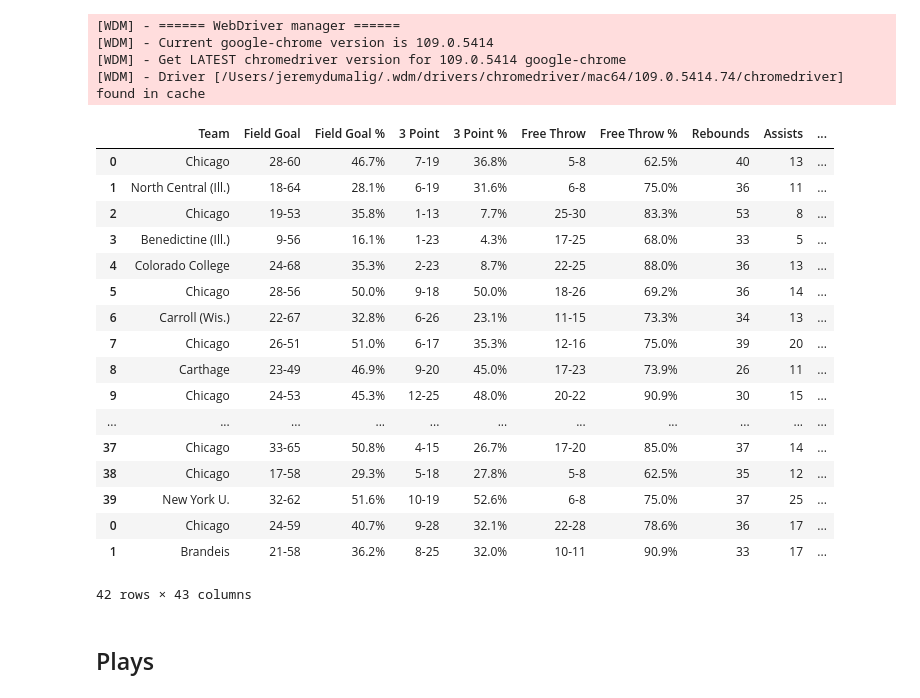
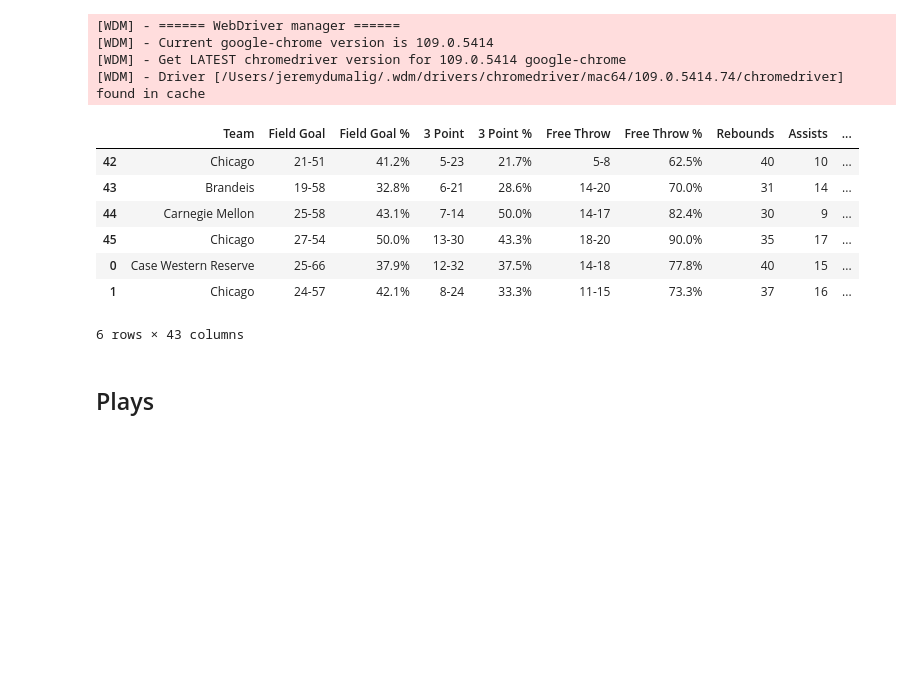
Before and after one commit to jeremydumalig/Chicago-Analytics, a Jupyter notebook: UAA Game Scraper (Reports).ipynb, the cells around one changed output. Drawn from its saved outputs; the diff is of its cells as text; code cells hidden in the pictures; blank space fills up the shorter version.

```diff
--- a/UAA Game Scraper (Reports).ipynb
+++ b/UAA Game Scraper (Reports).ipynb
@@ -229,6 +241,18 @@ def uaa_pbp(d, url, chicago, opponent):
         game = pd.DataFrame(first_half + second_half + third_quarter + fourth_quarter,
                             columns = ['Date', 'Chicago', 'Opponent', 'Half', 'Time', 'Score',
                                        'Team', 'Action', 'Substitution', 'Player'])
+    elif len(half) == 5:
+        third = half[2].find_all('tr', {'class' : 'row'})
+        fourth = half[3].find_all('tr', {'class' : 'row'})
+        ot = half[4].find_all('tr', {'class' : 'row'})
+
+        third_quarter = [[date, chicago, opponent] + clean_row(r, chicago, 3) for r in third]
+        fourth_quarter = [[date, chicago, opponent] + clean_row(r, chicago, 4) for r in fourth]
+        overtime = [[date, chicago, opponent] + clean_row(r, chicago, 5) for r in ot]
+
+        game = pd.DataFrame(first_half + second_half + third_quarter + fourth_quarter + overtime,
+                            columns = ['Date', 'Chicago', 'Opponent', 'Half', 'Time', 'Score',
+                                       'Team', 'Action', 'Substitution', 'Player'])
     else:
         game = pd.DataFrame(first_half + second_half,
                             columns = ['Date', 'Chicago', 'Opponent', 'Half', 'Time', 'Score',
@@ -383,8 +407,9 @@ def time_to_seconds(time):
 # %% [markdown]
 ## Overview
 # %%
-away_or_home = "Away"
-url = "https://athletics.uchicago.edu/sports/wbkb/2022-23/boxscores/20230212_kr26.xml?view=plays"
+away_or_home = "Home"
+women = False
+url = "https://athletics.uchicago.edu/sports/mbkb/2022-23/boxscores/20230219_80ay.xml?view=plays"
 
 df = single_scraper(url)
 # %% [output]
@@ -393,55 +418,45 @@ df = single_scraper(url)
 [WDM] - Get LATEST chromedriver version for 109.0.5414 google-chrome
 [WDM] - Driver [/Users/jeremydumalig/.wdm/drivers/chromedriver/mac64/109.0.5414.74/chromedriver] found in cache
 # %%
-season = pd.read_csv("w_season_overview23.csv").iloc[:, 1:]
+season = pd.read_csv("season_overview23.csv").iloc[:, 1:]
 
 season = pd.concat([season, df[1]])
 # season = season[(season.index < 24)]
 
 season['AST'] = season['Assists']
 season['REB'] = season['Rebounds']
 season['TOV'] = season['Turnovers']
 season['PTS OFF TOV'] = season['Points off Turnovers']
 season['2ND CHANCE'] = season['2nd Chance Points']
 if 'Points in the Paint' in season.columns:
     season['PAINT'] = season['Points in the Paint']
 if 'Fastbreak Points' in season.columns:
     season['FASTBREAK'] = season['Fastbreak Points']
 season['BENCH'] = season['Bench Points']
 
 season['FGM'] = season['Field Goal'].map(lambda s : int( s.split("-")[0] ))
 season['FGA'] = season['Field Goal'].map(lambda s : int( s.split("-")[1] ))
 season['3PM'] = season['3 Point'].map(lambda s : int( s.split("-")[0] ))
 season['3PA'] = season['3 Point'].map(lambda s : int( s.split("-")[1] ))
 season['FTM'] = season['Free Throw'].map(lambda s : int( s.split("-")[0] ))
 season['FTA'] = season['Free Throw'].map(lambda s : int( s.split("-")[1] ))
 
 season['FG%'] = 100 * round(season['FGM'] / season['FGA'], 3)
 season['3P%'] = 100 * round(season['3PM'] / season['3PA'], 3)
 season['FT%'] = 100 * round(season['FTM'] / season['FTA'], 3)
 
 season['Chicago'] = (season.Team == "Chicago")
 
 season = season[season.columns.drop(list(season.filter(regex='Unnamed')))]
 
-season
+season.tail(6)
 # %% [output]
 |  | Team | Field Goal | Field Goal % | 3 Point | 3 Point % | Free Throw | Free Throw % | Rebounds | Assists | ... |
-| 0 | Chicago | 28-60 | 46.7% | 7-19 | 36.8% | 5-8 | 62.5% | 40 | 13 | ... |
-| 1 | North Central (Ill.) | 18-64 | 28.1% | 6-19 | 31.6% | 6-8 | 75.0% | 36 | 11 | ... |
-| 2 | Chicago | 19-53 | 35.8% | 1-13 | 7.7% | 25-30 | 83.3% | 53 | 8 | ... |
-| 3 | Benedictine (Ill.) | 9-56 | 16.1% | 1-23 | 4.3% | 17-25 | 68.0% | 33 | 5 | ... |
-| 4 | Colorado College | 24-68 | 35.3% | 2-23 | 8.7% | 22-25 | 88.0% | 36 | 13 | ... |
-| 5 | Chicago | 28-56 | 50.0% | 9-18 | 50.0% | 18-26 | 69.2% | 36 | 14 | ... |
-| 6 | Carroll (Wis.) | 22-67 | 32.8% | 6-26 | 23.1% | 11-15 | 73.3% | 34 | 13 | ... |
-| 7 | Chicago | 26-51 | 51.0% | 6-17 | 35.3% | 12-16 | 75.0% | 39 | 20 | ... |
-| 8 | Carthage | 23-49 | 46.9% | 9-20 | 45.0% | 17-23 | 73.9% | 26 | 11 | ... |
-| 9 | Chicago | 24-53 | 45.3% | 12-25 | 48.0% | 20-22 | 90.9% | 30 | 15 | ... |
-| ... | ... | ... | ... | ... | ... | ... | ... | ... | ... | ... |
-| 37 | Chicago | 33-65 | 50.8% | 4-15 | 26.7% | 17-20 | 85.0% | 37 | 14 | ... |
-| 38 | Chicago | 17-58 | 29.3% | 5-18 | 27.8% | 5-8 | 62.5% | 35 | 12 | ... |
-| 39 | New York U. | 32-62 | 51.6% | 10-19 | 52.6% | 6-8 | 75.0% | 37 | 25 | ... |
-| 0 | Chicago | 24-59 | 40.7% | 9-28 | 32.1% | 22-28 | 78.6% | 36 | 17 | ... |
-| 1 | Brandeis | 21-58 | 36.2% | 8-25 | 32.0% | 10-11 | 90.9% | 33 | 17 | ... |
+| 42 | Chicago | 21-51 | 41.2% | 5-23 | 21.7% | 5-8 | 62.5% | 40 | 10 | ... |
+| 43 | Brandeis | 19-58 | 32.8% | 6-21 | 28.6% | 14-20 | 70.0% | 31 | 14 | ... |
+| 44 | Carnegie Mellon | 25-58 | 43.1% | 7-14 | 50.0% | 14-17 | 82.4% | 30 | 9 | ... |
+| 45 | Chicago | 27-54 | 50.0% | 13-30 | 43.3% | 18-20 | 90.0% | 35 | 17 | ... |
+| 0 | Case Western Reserve | 25-66 | 37.9% | 12-32 | 37.5% | 14-18 | 77.8% | 40 | 15 | ... |
+| 1 | Chicago | 24-57 | 42.1% | 8-24 | 33.3% | 11-15 | 73.3% | 37 | 16 | ... |
-42 rows × 43 columns
+6 rows × 43 columns
 # %%
```
Also changed, not shown: parts of 6 cells of this notebook, 32 other files.
